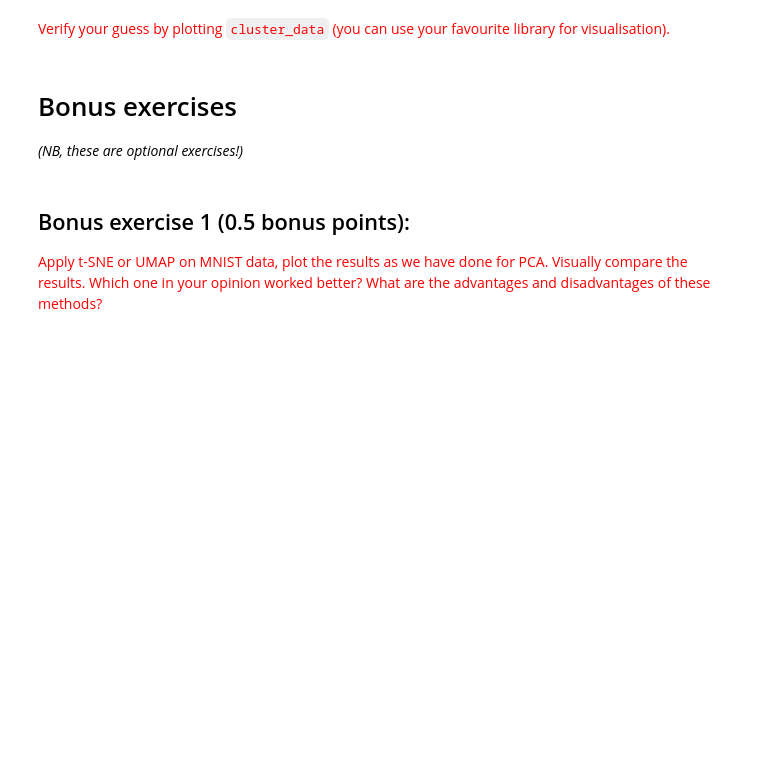
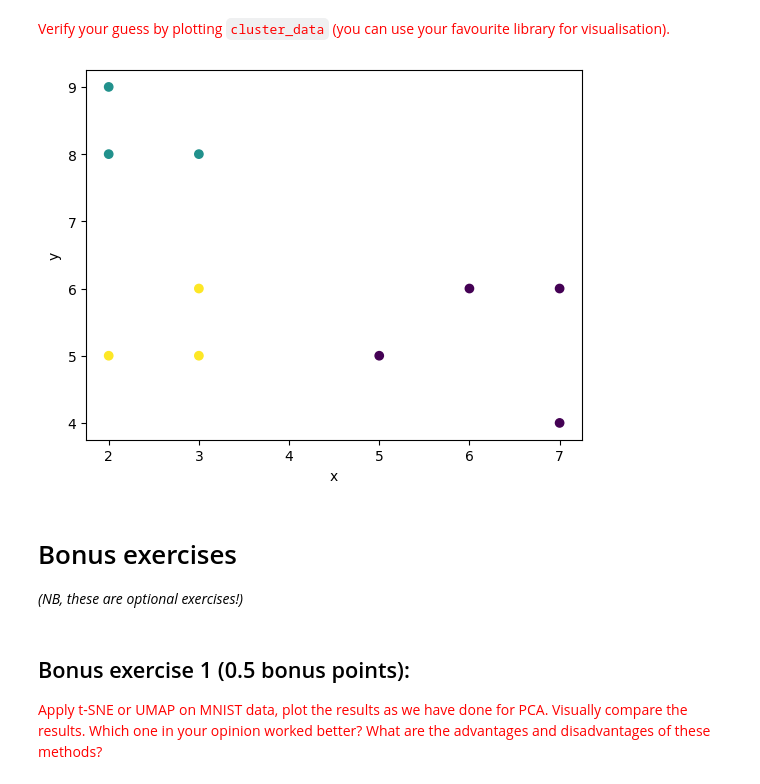
Before and after one commit to Ermolz/ml-homework02, a Jupyter notebook: 2026_Unsupervised_learning_HW.ipynb, the cells around one changed output. Cells and saved outputs as stored; diff of their text form; code cells hidden in the pictures; blank space fills up the shorter version.

```diff
--- a/2026_Unsupervised_learning_HW.ipynb
+++ b/2026_Unsupervised_learning_HW.ipynb
@@ -399,3 +455,14 @@ According to the above plot the most reasonable number of clusters is ...
+# %%
+##### YOUR CODE STARTS #####
+best_num_clusters = list(K_options)[np.argmax(custom_silhouette_scores)]
+best_clustering = KMeans(n_clusters = best_num_clusters, random_state = 111, n_init = 10).fit_predict(cluster_data)
+plt.scatter(cluster_data[:, 0], cluster_data[:, 1], c = best_clustering)
+plt.xlabel('x')
+plt.ylabel('y')
+plt.show()
+##### YOUR CODE ENDS #####
+# %% [output]
+[figure, added]
 # %% [markdown]
 # Bonus exercises
 *(NB, these are optional exercises!)*
```
Also changed, not shown: parts of 19 cells of this notebook.
